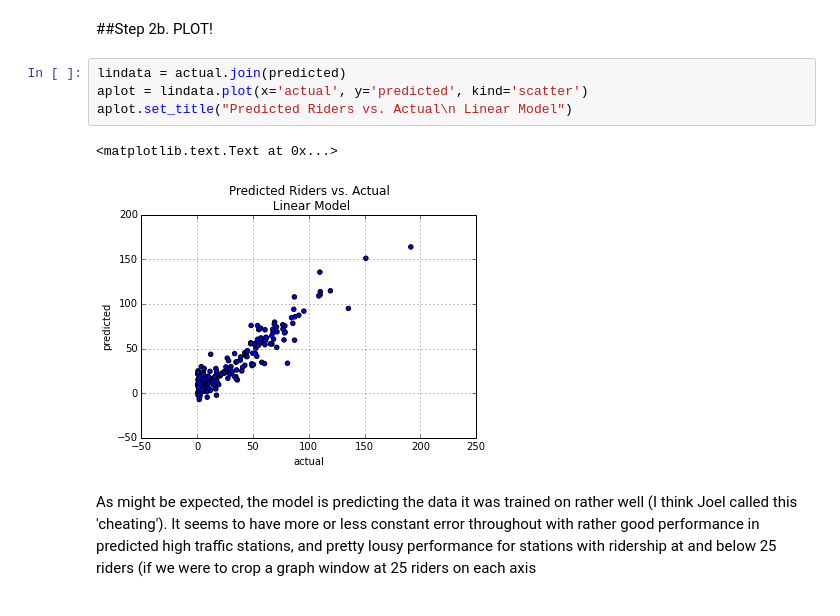
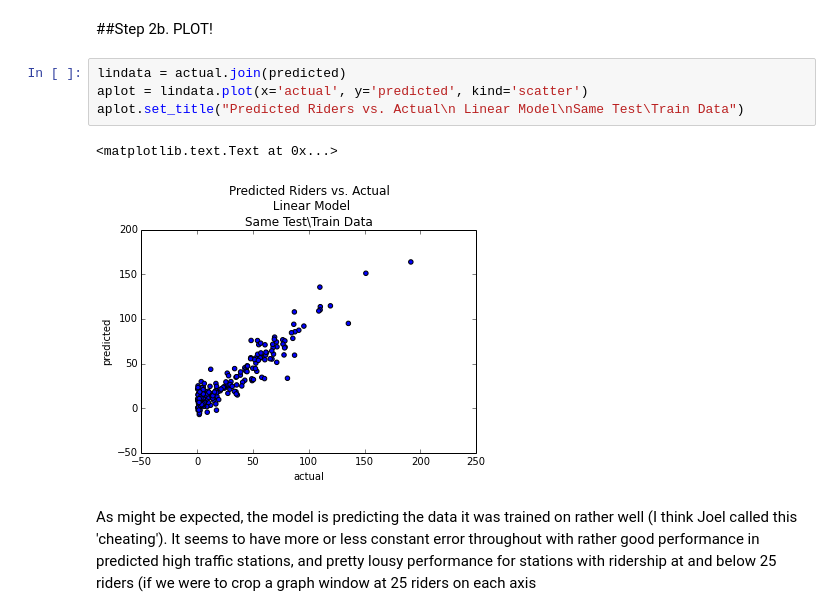
Before and after one commit to tpeek/bikeshare, a Jupyter notebook: Machine Learning.ipynb, the cells around one changed output. Drawn from its saved outputs; the diff is of its cells as text.

```diff
--- a/Machine Learning.ipynb
+++ b/Machine Learning.ipynb
@@ -74,10 +71,10 @@ actual.columns = ['actual']
 # %%
 lindata = actual.join(predicted)
 aplot = lindata.plot(x='actual', y='predicted', kind='scatter')
-aplot.set_title("Predicted Riders vs. Actual\n Linear Model")
+aplot.set_title("Predicted Riders vs. Actual\n Linear Model\nSame Test\Train Data")
 # %% [output]
 <matplotlib.text.Text at 0x...>
-[figure, old version]
+[figure, new version]
 # %% [markdown]
 As might be expected, the model is predicting the data it was trained on rather well (I think Joel called this 'cheating'). It seems to have more or less constant error throughout with rather good performance in predicted high traffic stations, and pretty lousy performance for stations with ridership at and below 25 riders (if we were to crop a graph window at 25 riders on each axis
 # %% [markdown]
```
Also changed, not shown: parts of 7 cells of this notebook.
